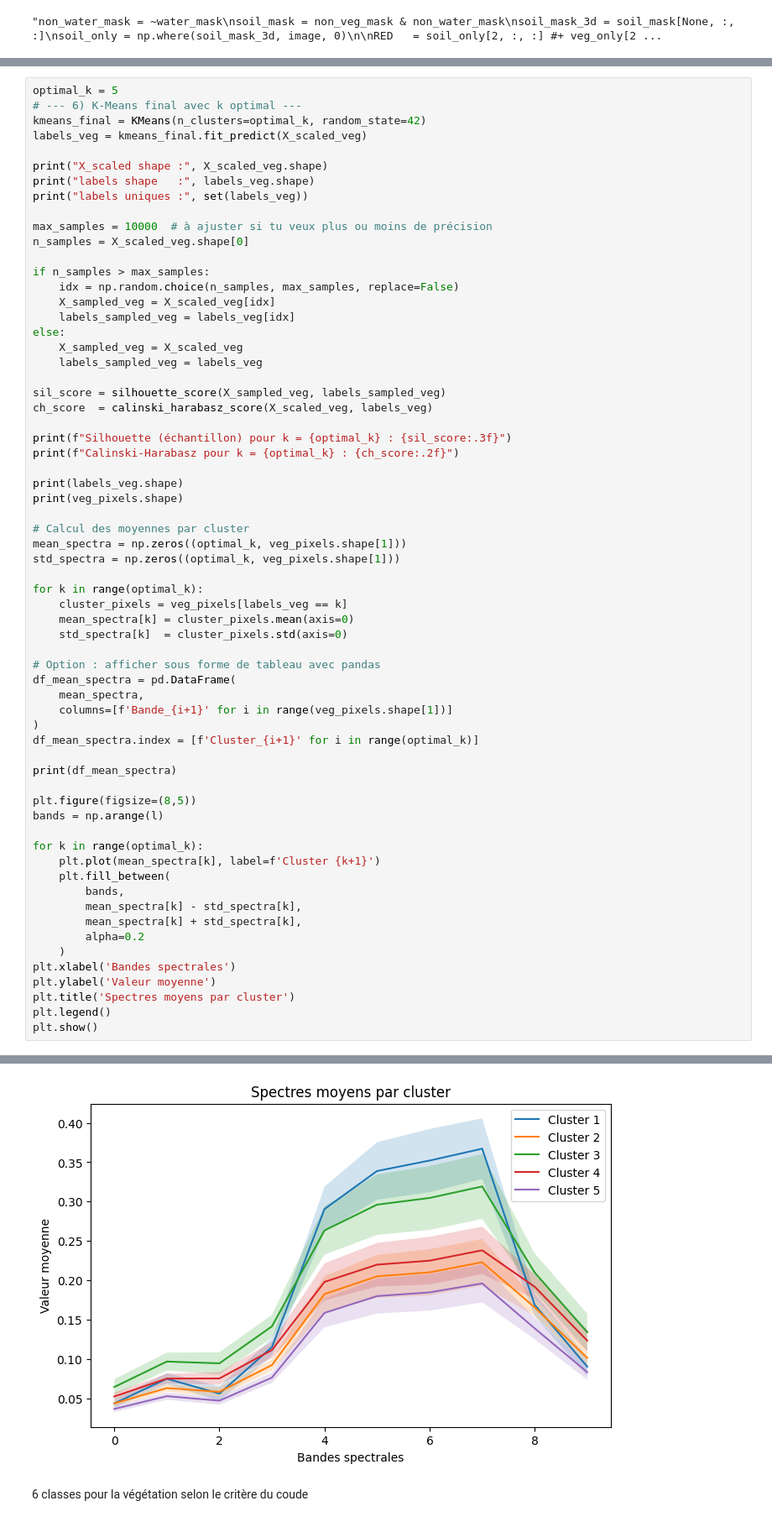
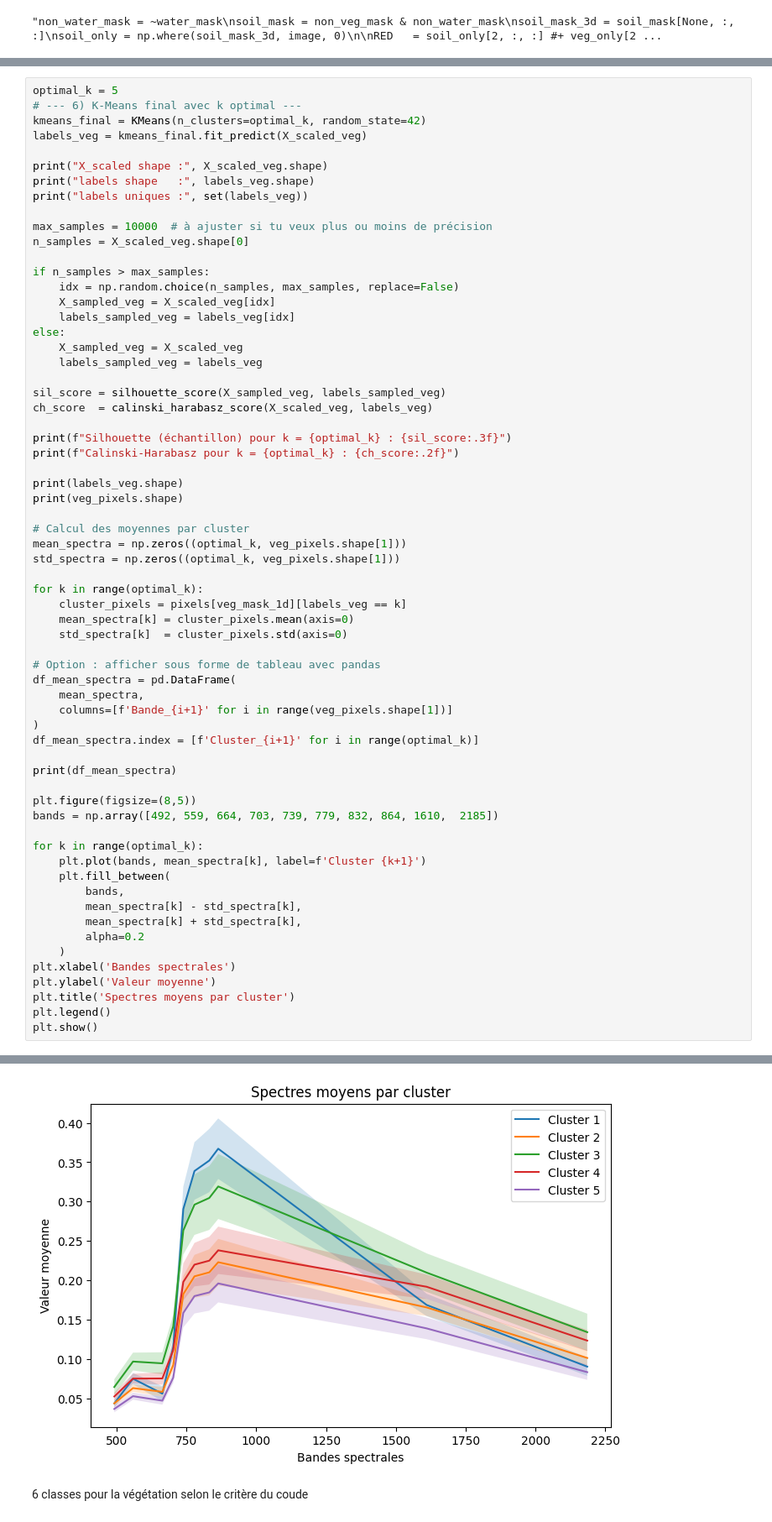
Before and after one commit to ArmanHosseini1/PIR-Rio-Tinto, a Jupyter notebook: SENTINEL-2/K-means.ipynb, the cells around one changed output, grey strips where cells are left out. Shown at 84% size. Saved outputs shown, nothing was run; the diff lists cells and outputs as text.

Commit message:
avancement nouvelle image
handmade labels SENTINEL-2 + graohes spectraux corrects

```diff
--- a/SENTINEL-2/K-means.ipynb
+++ b/SENTINEL-2/K-means.ipynb
@@ -339,7 +338,7 @@ mean_spectra = np.zeros((optimal_k, veg_pixels.shape[1]))
 std_spectra = np.zeros((optimal_k, veg_pixels.shape[1]))
 
 for k in range(optimal_k):
-    cluster_pixels = veg_pixels[labels_veg == k]
+    cluster_pixels = pixels[veg_mask_1d][labels_veg == k]
     mean_spectra[k] = cluster_pixels.mean(axis=0)
     std_spectra[k]  = cluster_pixels.std(axis=0)
 
@@ -353,10 +352,10 @@ df_mean_spectra.index = [f'Cluster_{i+1}' for i in range(optimal_k)]
 print(df_mean_spectra)
 
 plt.figure(figsize=(8,5))
-bands = np.arange(l)
+bands = np.array([492, 559, 664, 703, 739, 779, 832, 864, 1610,  2185])
 
 for k in range(optimal_k):
-    plt.plot(mean_spectra[k], label=f'Cluster {k+1}')
+    plt.plot(bands, mean_spectra[k], label=f'Cluster {k+1}')
     plt.fill_between(
         bands,
         mean_spectra[k] - std_spectra[k],
@@ -376,20 +375,20 @@ Silhouette (échantillon) pour k = 5 : 0.321
 Calinski-Harabasz pour k = 5 : 507210.97
 (668215,)
 (668215, 10)
             Bande_1   Bande_2   Bande_3   Bande_4   Bande_5   Bande_6  \
 Cluster_1  0.043672  0.074992  0.056055  0.115210  0.290577  0.338899
 Cluster_2  0.043713  0.063113  0.058329  0.092412  0.182536  0.205083
 Cluster_3  0.064478  0.096823  0.094542  0.141542  0.263419  0.296159
 Cluster_4  0.052434  0.075178  0.075324  0.111444  0.198012  0.219933
 Cluster_5  0.036606  0.052838  0.047080  0.076415  0.158619  0.180002
 
             Bande_7   Bande_8   Bande_9  Bande_10
 Cluster_1  0.352175  0.367255  0.168739  0.090326
 Cluster_2  0.210153  0.223030  0.165606  0.101370
 Cluster_3  0.304663  0.319272  0.209817  0.134114
 Cluster_4  0.225001  0.238149  0.191844  0.123396
 Cluster_5  0.184678  0.196108  0.138945  0.083329
-[figure, old version]
+[figure, new version]
 # %% [markdown]
 6 classes pour la végétation selon le critère du coude
 # %%
```
Also changed, not shown: parts of 4 cells of this notebook, 3 other files.
